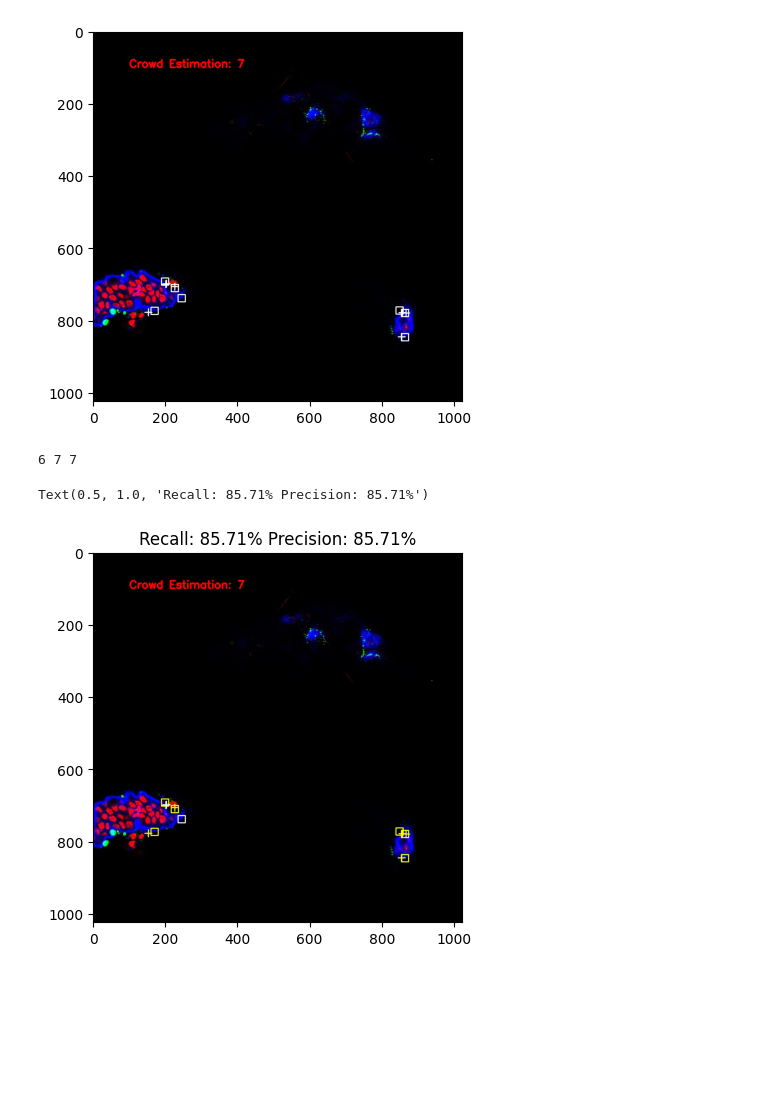
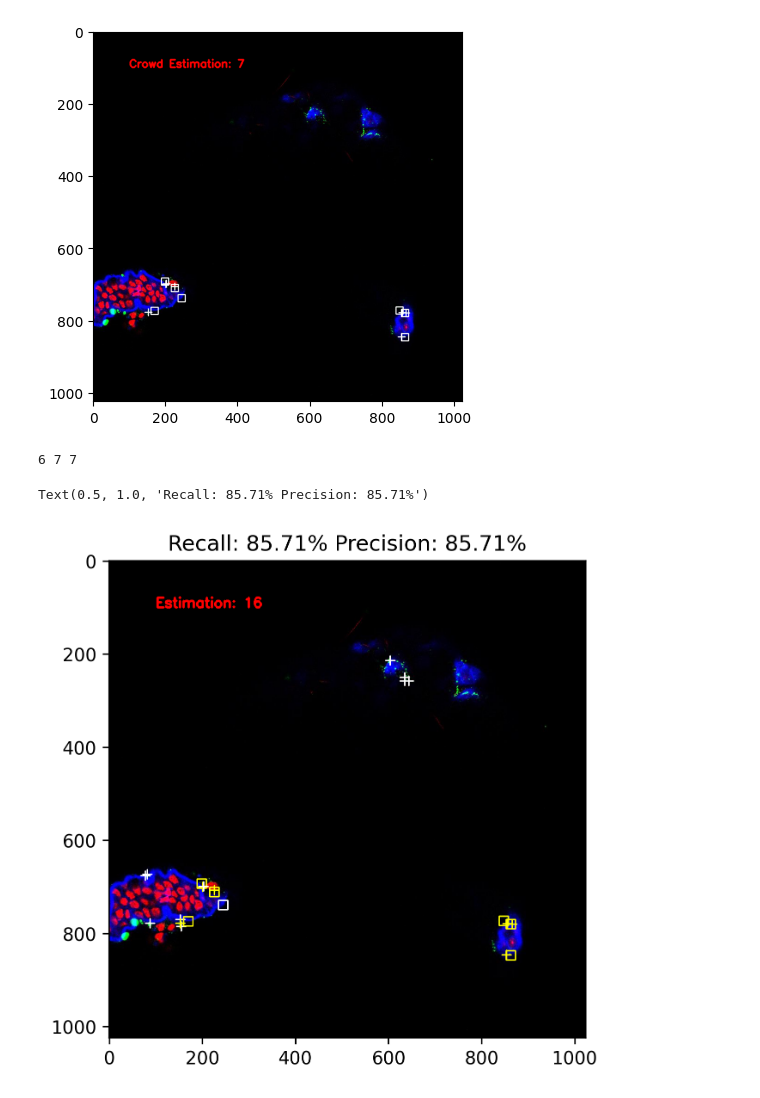
Before and after one commit to TAMIDSpiyalong/C.difficile_Spore_Detection, a Jupyter notebook: 20230330_P2PNet_Evaluation.ipynb, the cells around one changed output. Drawn from its saved outputs; the diff is of its cells as text; code cells hidden in the pictures; blank space fills up the shorter version.

```diff
--- a/20230330_P2PNet_Evaluation.ipynb
+++ b/20230330_P2PNet_Evaluation.ipynb
@@ -82,7 +82,7 @@ outputs_scores = torch.nn.functional.softmax(outputs['pred_logits'], -1)[:, :, 1
 
 outputs_points = outputs['pred_points'][0]
 
-threshold = 0.5
+threshold = 0.1
 # filter the predictions
 points = outputs_points[outputs_scores > threshold].detach().cpu().numpy().tolist()
 predict_cnt = int((outputs_scores > threshold).sum())
@@ -94,7 +94,7 @@ outputs_points = outputs['pred_points'][0]
 size = 4
 img_to_draw = cv2.cvtColor(np.array(img_raw), cv2.COLOR_RGB2BGR)
 
-img_to_draw = cv2.putText(img_to_draw,"Crowd Estimation: "+str(len(points)), (100,100), cv2.FONT_HERSHEY_SIMPLEX,1, (0,0,255), 3)
+img_to_draw = cv2.putText(img_to_draw,"Estimation: "+str(len(points)), (100,100), cv2.FONT_HERSHEY_SIMPLEX,1, (0,0,255), 3)
 print(len(points))
 for p in points:
     # img_to_draw = cv2.circle(img_to_draw, (int(p[0]), int(p[1])), size, (0, 0, 255), -1)
@@ -192,6 +192,9 @@ def create_cost_matrix(predicted_points, gt_points, dummy_cost):
             cost_matrix[i, j] = dummy_cost
 
     return cost_matrix
+
+plt.figure(dpi=300)
+
 dummy_cost=1e6
 # def match_points(predicted_points, gt_points, dummy_cost=1e6):
 cost_matrix = create_cost_matrix(predicted_points, gt_points, dummy_cost)
@@ -211,31 +214,31 @@ for row, col in zip(row_indices, col_indices):
     if row < n_points_pred and col < n_points_gt:
         pred_point = predicted_points[row]
         gt_point = gt_points[col]
         if cost_matrix[row, col]<a:
             # print(pred_point)
             cv2.drawMarker(image, (gt_point), (255, 255, 0), cv2.MARKER_SQUARE, markerSize=20,thickness=2)
             cv2.drawMarker(image, (pred_point), (255, 255, 0), cv2.MARKER_CROSS, markerSize=20,thickness=2)
             tp+=1
         else:
             cv2.drawMarker(image, (gt_point), (255, 255, 255), cv2.MARKER_SQUARE, markerSize=20,thickness=2)
             cv2.drawMarker(image, (pred_point), (255, 255, 255), cv2.MARKER_CROSS, markerSize=20,thickness=2)
 
         # print(f"Predicted point {row} ({pred_point}) is assigned to ground truth point {col} ({gt_point}) with cost {cost_matrix[row, col]}")
     elif row < n_points_pred:
         pred_point = predicted_points[row]
         # print(f"Predicted point {row} ({pred_point}) is not assigned to any ground truth point")
         cv2.drawMarker(image, (pred_point), (255, 255, 255), cv2.MARKER_CROSS, markerSize=20,thickness=2)
     else:
         gt_point = gt_points[col]
         # print(f"Ground truth point {col} ({gt_point}) is not assigned to any predicted point")
         cv2.drawMarker(image, (gt_point), (255, 255, 255), cv2.MARKER_SQUARE, markerSize=20,thickness=2)
 plt.imshow(image)
 print(tp,n_points_gt,n_points_pred)
 plt.title('Recall: {0:.2%} Precision: {1:.2%}'.format(tp/n_points_gt,tp/n_points_pred))
 
 
 # match_points(predicted_pixel_points, ground_truth_pixel_points)
 # %% [output]
 6 7 7
 Text(0.5, 1.0, 'Recall: 85.71% Precision: 85.71%')
-[figure, old version]
+[figure, new version]
```
Also changed, not shown: parts of 1 cell of this notebook.
